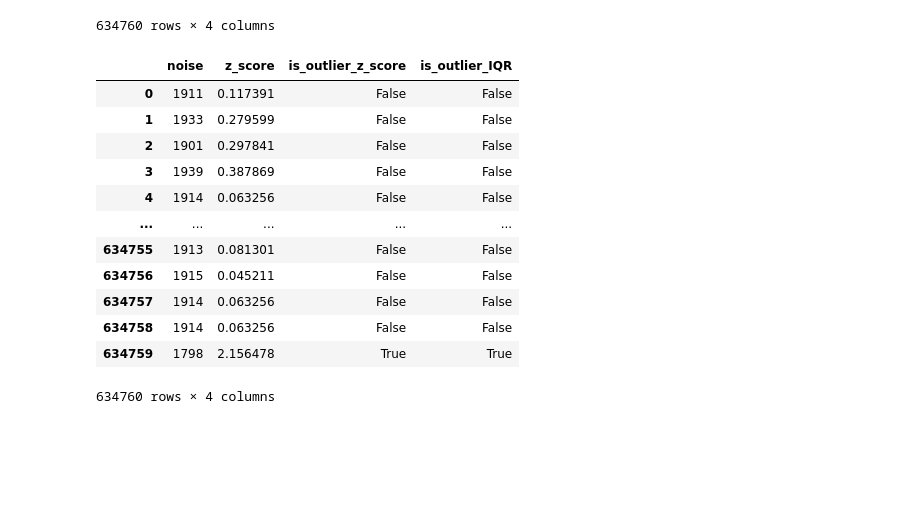
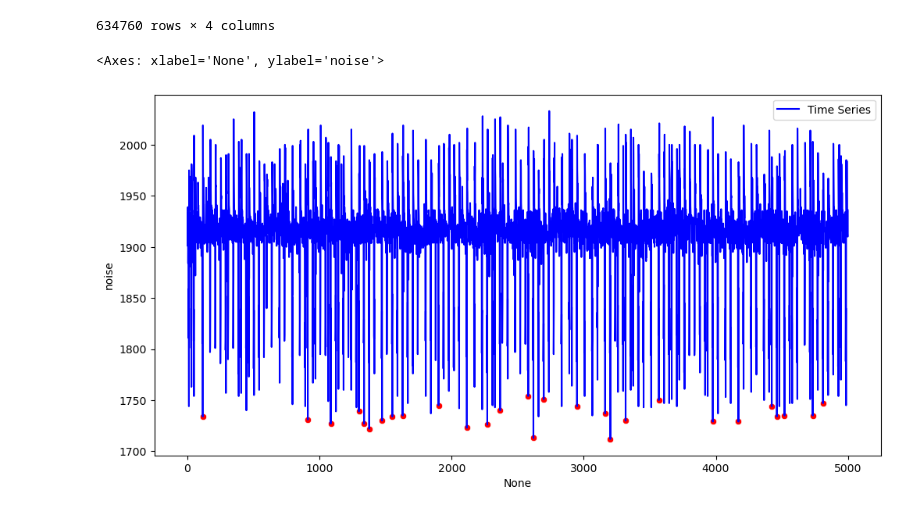
Before and after one commit to kingmin-1225/tensor-project, a Jupyter notebook: project.ipynb, the cells around one changed output. Drawn from its saved outputs; the diff is of its cells as text; code cells hidden in the pictures; blank space fills up the shorter version.

```diff
--- a/project.ipynb
+++ b/project.ipynb
@@ -168,23 +168,19 @@ result = stl.fit()
 residual = result.resid
 
 z_scores = (residual - residual.mean()) / residual.std()
-threshold = 3  # z-score 임계값 (관습적으로 2~3 사용)
-anomaly_mask = np.abs(z_scores) > threshold
-data['']
-anomalies = data[anomaly_mask]
+threshold = 3
+data['is_outlier_STL'] = np.abs(z_scores) > threshold
 # %%
-data
+df_5000 = data.iloc[:5000]
+plt.figure(figsize=(12, 6))
+sns.lineplot(x=df_5000.index, y=df_5000['noise'], label='Time Series', color='blue')
+
+# 이상치만 빨간 점으로 표시
+sns.scatterplot(
+    x=df_5000.index[df_5000['is_outlier_STL']],
+    y=df_5000['noise'][df_5000['is_outlier_STL']],
+    color='red'
+)
 # %% [output]
-|  | noise | z_score | is_outlier_z_score | is_outlier_IQR |
-| 0 | 1911 | 0.117391 | False | False |
-| 1 | 1933 | 0.279599 | False | False |
-| 2 | 1901 | 0.297841 | False | False |
-| 3 | 1939 | 0.387869 | False | False |
-| 4 | 1914 | 0.063256 | False | False |
-| ... | ... | ... | ... | ... |
-| 634755 | 1913 | 0.081301 | False | False |
-| 634756 | 1915 | 0.045211 | False | False |
-| 634757 | 1914 | 0.063256 | False | False |
-| 634758 | 1914 | 0.063256 | False | False |
-| 634759 | 1798 | 2.156478 | True | True |
-634760 rows × 4 columns
+<Axes: xlabel='None', ylabel='noise'>
+[figure, added]
```
